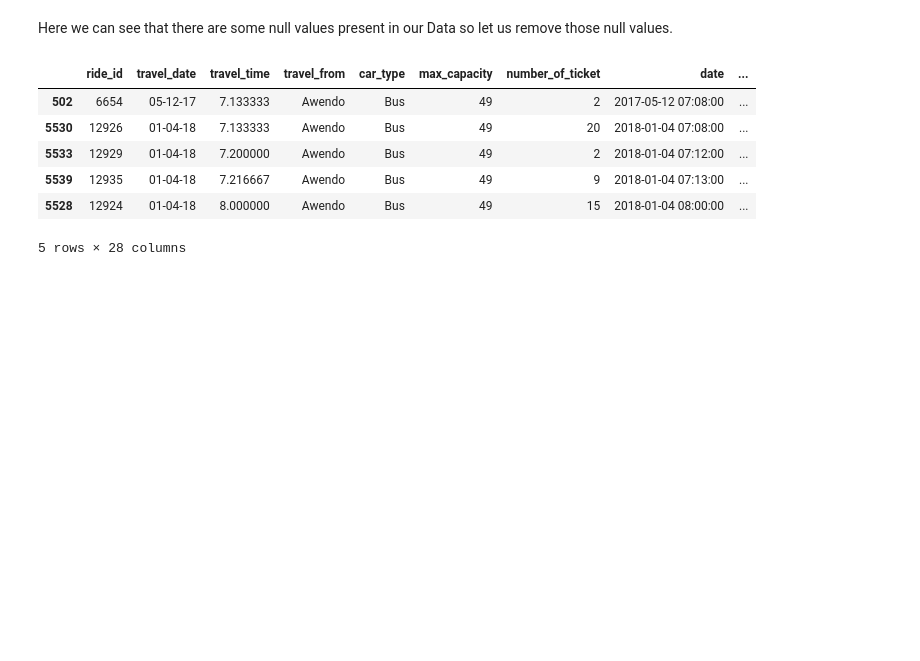
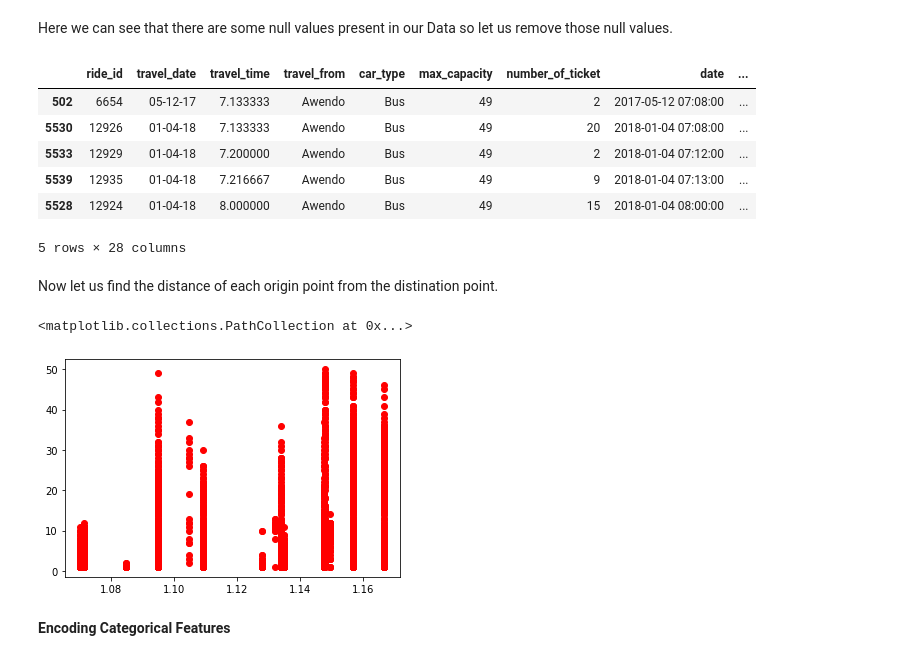
Before and after one commit to Yashwati-patel/Transport_Demand_Prediction, a Jupyter notebook: Final_Notebook_of_Transport_Demand_Prediction.ipynb, the cells around one changed output. Cells and saved outputs as stored; diff of their text form; code cells hidden in the pictures; blank space fills up the shorter version.

```diff
--- a/Final_Notebook_of_Transport_Demand_Prediction.ipynb
+++ b/Final_Notebook_of_Transport_Demand_Prediction.ipynb
@@ -500,5 +496,5 @@ dtype: int64
 # %% [markdown]
 Here we can see that there are some null values present in our Data so let us remove those null values.
 # %%
-Data.dropna(inplace=True)
+New_Data.dropna(inplace=True)
 # %%
@@ -513,0 +513,20 @@ Data.head()
+# %% [markdown]
+Now let us find the distance of each origin point from the distination point.
+# %%
+Distance = {'Migori': 370 , 'Keroka': 280, 'Homa Bay':360, 'Kisii':305.1, 'Keumbu':295, 'Rongo':332,'Kijauri':271,
+            'Oyugis':330.6, 'Awendo':351, 'Sirare':392, 'Nyachenge':326, 'Kehancha': 387.7,
+            'Kendu Bay':347, 'Sori':399, 'Rodi':348, 'Mbita':401, 'Ndhiwa': 371}
+
+New_Data["travel_from_distance"] = New_Data.travel_from.map(Distance)
+# %%
+Time = {'Migori': 7*60+8 , 'Keroka': 5*60, 'Homa Bay':7*60, 'Kisii':5*60+34, 'Keumbu':5*60+20,
+        'Rongo':6*60+21,'Kijauri':60*4+50,'Oyugis':5*60+50, 'Awendo':6*60+38, 'Sirare':7*60+30, 'Nyachenge':6*60+10, 'Kehancha':7*60+10,
+        'Kendu Bay':6*60+10, 'Sori':7*60+30, 'Rodi':6*60+40, 'Mbita':7*60+23, 'Ndhiwa': 7*60}
+New_Data["travel_from_time"] = New_Data.travel_from.map(Time)
+# %%
+New_Data['Speed']= New_Data.travel_from_time/New_Data.travel_from_distance
+# %%
+plt.scatter(New_Data['Speed'],New_Data['number_of_ticket'],color='red')
+# %% [output]
+<matplotlib.collections.PathCollection at 0x...>
+[figure, added]
@@ -513,0 +550,2 @@ Data.head()
+# %% [markdown]
+**Encoding Categorical Features**
```
Also changed, not shown: parts of 68 cells of this notebook.
